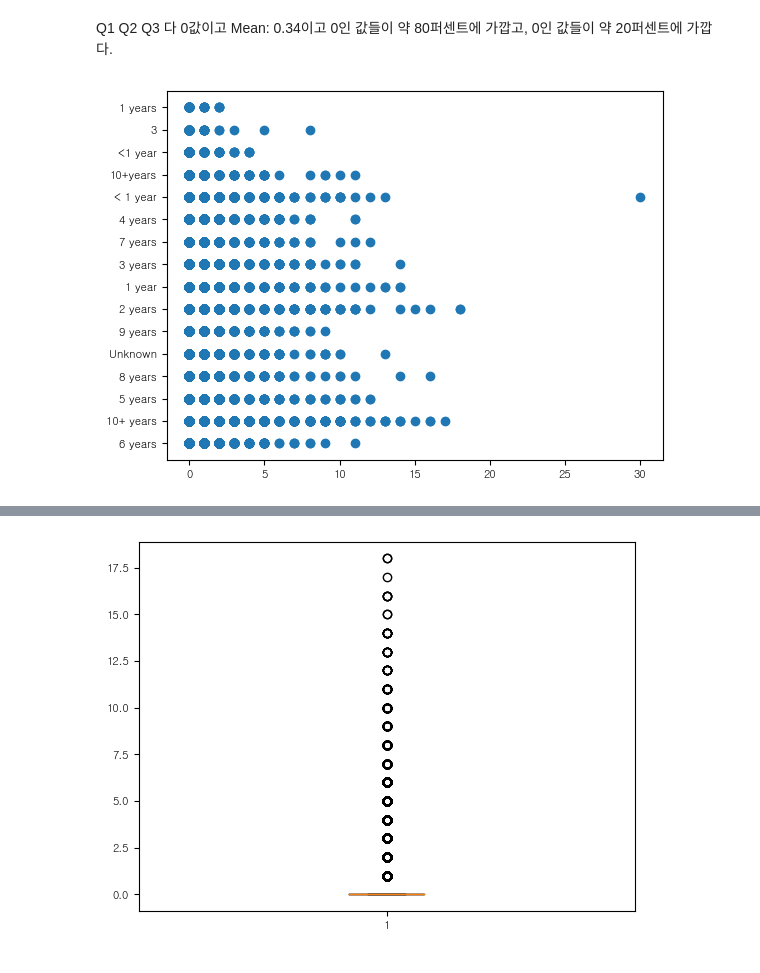
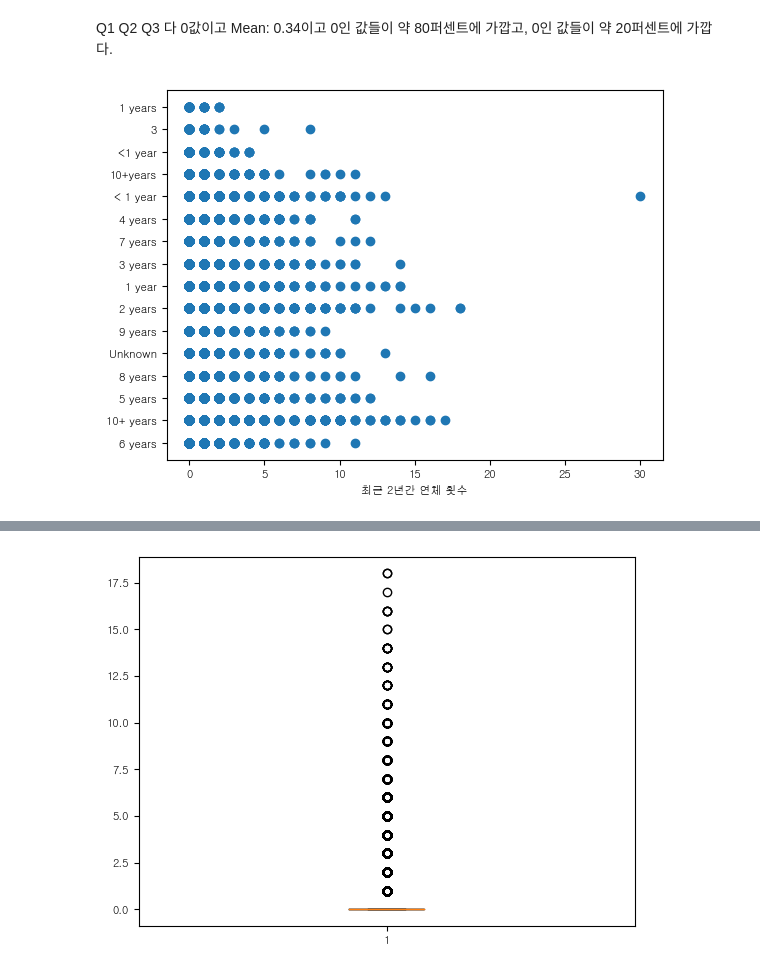
Before and after one commit to youse0ng/AICE_, a Jupyter notebook: open/데이터.ipynb, the cells around one changed output, grey strips where cells are left out. Cells and saved outputs as stored; diff of their text form; code cells hidden in the pictures.

```diff
--- a/open/데이터.ipynb
+++ b/open/데이터.ipynb
@@ -221,9 +221,10 @@ Q1 Q2 Q3 다 0값이고 Mean: 0.34이고 0인 값들이 약 80퍼센트에 가
 # %%
 plt.figure()
 plt.scatter(x = dataframe['최근_2년간_연체_횟수'], y= dataframe['근로기간'])
+plt.xlabel('최근 2년간 연체 횟수')
 plt.show()
 # %% [output]
-[figure, old version]
+[figure, new version]
 # %%
 dataframe.drop(index=57431,inplace=True)
 dataframe
```
Also changed, not shown: parts of 8 cells of this notebook.
